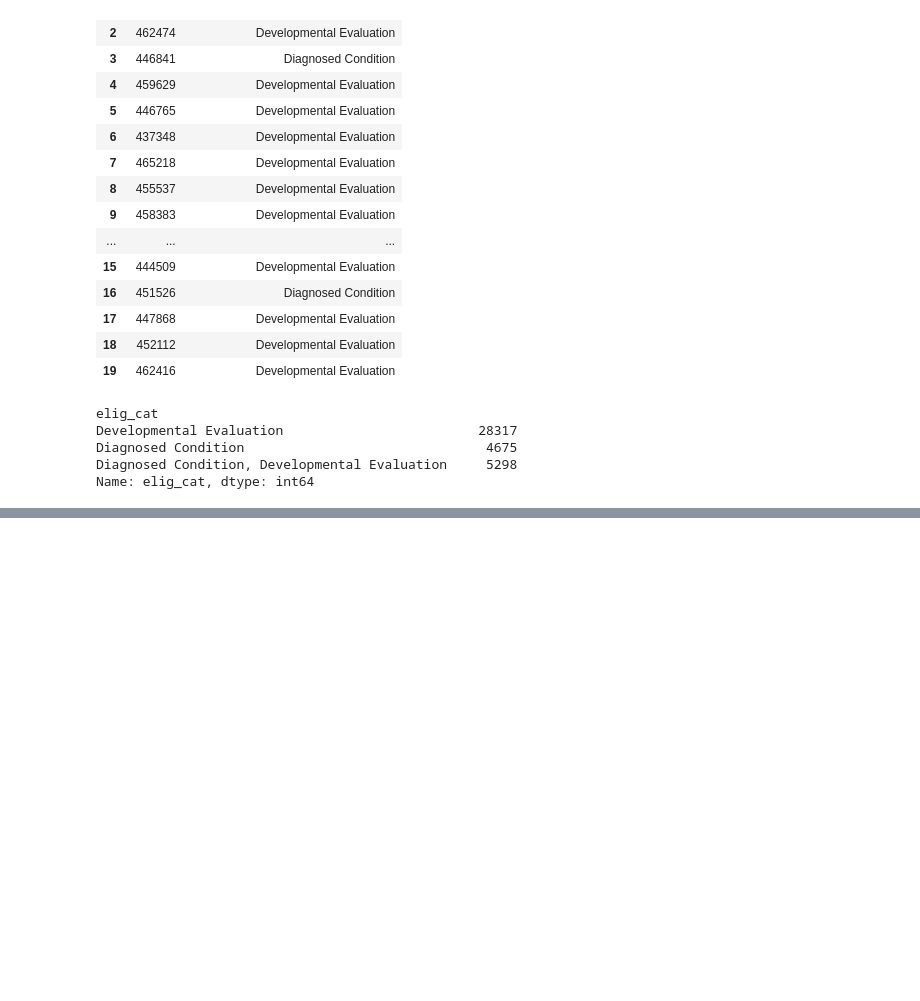
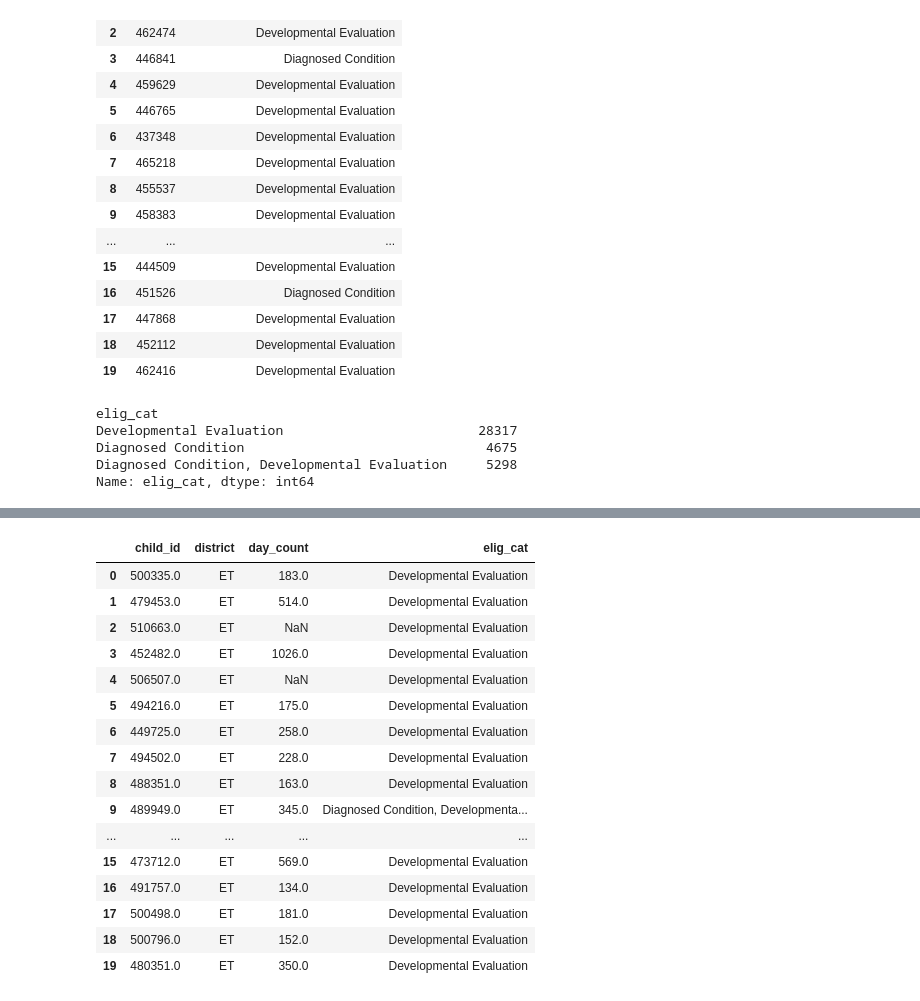
Before and after one commit to jwhankins177/Tennessee-Early-Intervention-System, a Jupyter notebook: notebooks/JH_notebook.ipynb, the cells around one changed output, grey strips where cells are left out. Saved outputs shown, nothing was run; the diff lists cells and outputs as text; code cells hidden in the pictures; blank space fills up the shorter version.

Commit message:
merged, verifying daaaaata

```diff
--- a/notebooks/JH_notebook.ipynb
+++ b/notebooks/JH_notebook.ipynb
@@ -185,3 +185,5 @@ Developmental Evaluation                         28317
 Diagnosed Condition                               4675
 Diagnosed Condition, Developmental Evaluation     5298
 Name: elig_cat, dtype: int64
+# %%
+elig_cat1["child_id"] = pd.to_numeric(elig_cat1["child_id"], downcast="float")
@@ -187,0 +210,2 @@ Name: elig_cat, dtype: int64
+# %%
+eco_elig = pd.merge(eco_count, elig_cat1, how='outer',on=['child_id'])
@@ -187,0 +226,20 @@ Name: elig_cat, dtype: int64
+# %%
+eco_elig.head(20)
+# %% [output]
+|  | child_id | district | day_count | elig_cat |
+| 0 | 500335.0 | ET | 183.0 | Developmental Evaluation |
+| 1 | 479453.0 | ET | 514.0 | Developmental Evaluation |
+| 2 | 510663.0 | ET | NaN | Developmental Evaluation |
+| 3 | 452482.0 | ET | 1026.0 | Developmental Evaluation |
+| 4 | 506507.0 | ET | NaN | Developmental Evaluation |
+| 5 | 494216.0 | ET | 175.0 | Developmental Evaluation |
+| 6 | 449725.0 | ET | 258.0 | Developmental Evaluation |
+| 7 | 494502.0 | ET | 228.0 | Developmental Evaluation |
+| 8 | 488351.0 | ET | 163.0 | Developmental Evaluation |
+| 9 | 489949.0 | ET | 345.0 | Diagnosed Condition, Developmenta... |
+| ... | ... | ... | ... | ... |
+| 15 | 473712.0 | ET | 569.0 | Developmental Evaluation |
+| 16 | 491757.0 | ET | 134.0 | Developmental Evaluation |
+| 17 | 500498.0 | ET | 181.0 | Developmental Evaluation |
+| 18 | 500796.0 | ET | 152.0 | Developmental Evaluation |
+| 19 | 480351.0 | ET | 350.0 | Developmental Evaluation |
```
Also changed, not shown: parts of 8 cells of this notebook.
